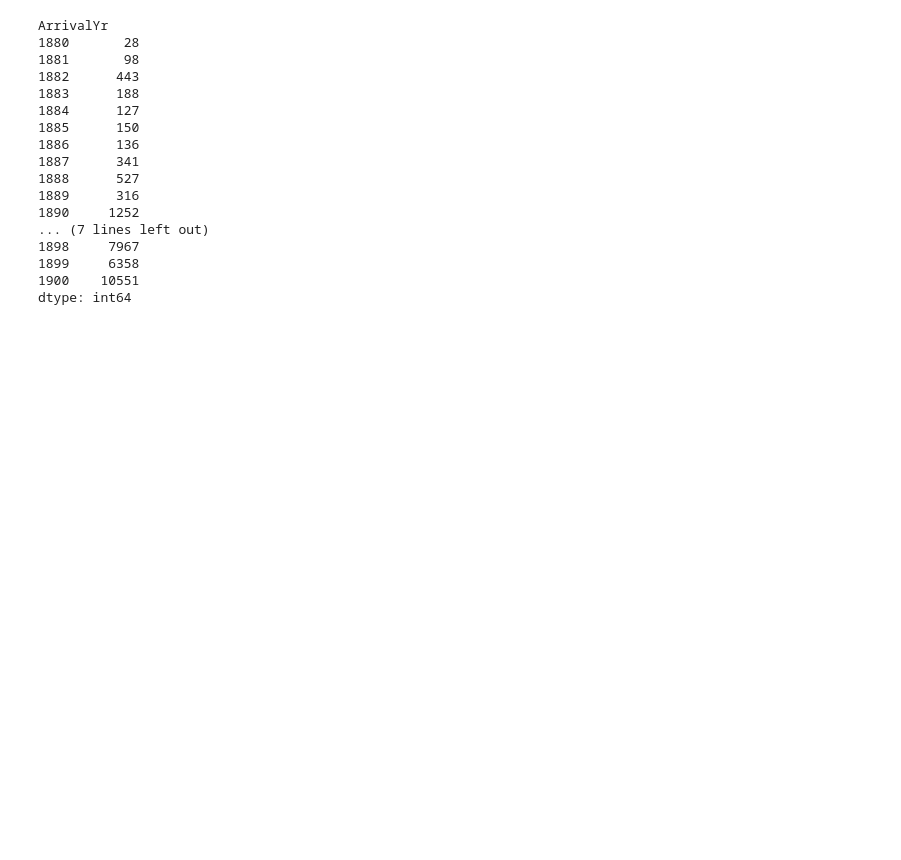
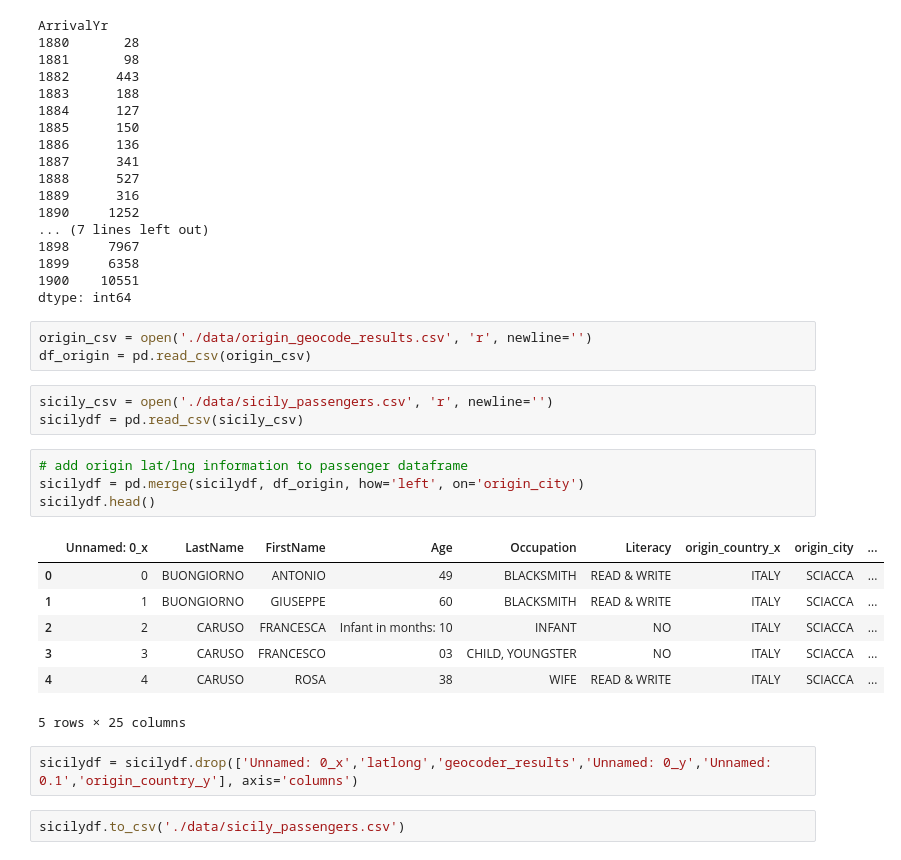
Before and after one commit to courtneysimonse/sicily-immigrants, a Jupyter notebook: Italians_data_exploration.ipynb, the cells around one changed output. Drawn from its saved outputs; the diff is of its cells as text; blank space fills up the shorter version.

Commit message:
add origin point location

```diff
--- a/Italians_data_exploration.ipynb
+++ b/Italians_data_exploration.ipynb
@@ -309,3 +309,25 @@ ArrivalYr
 1899     6358
 1900    10551
 dtype: int64
+# %%
+origin_csv = open('./data/origin_geocode_results.csv', 'r', newline='')
+df_origin = pd.read_csv(origin_csv)
+# %%
+sicily_csv = open('./data/sicily_passengers.csv', 'r', newline='')
+sicilydf = pd.read_csv(sicily_csv)
+# %%
+# add origin lat/lng information to passenger dataframe
+sicilydf = pd.merge(sicilydf, df_origin, how='left', on='origin_city')
+sicilydf.head()
+# %% [output]
+|  | Unnamed: 0_x | LastName | FirstName | Age | Occupation | Literacy | origin_country_x | origin_city | ... |
+| 0 | 0 | BUONGIORNO | ANTONIO | 49 | BLACKSMITH | READ & WRITE | ITALY | SCIACCA | ... |
+| 1 | 1 | BUONGIORNO | GIUSEPPE | 60 | BLACKSMITH | READ & WRITE | ITALY | SCIACCA | ... |
+| 2 | 2 | CARUSO | FRANCESCA | Infant in months: 10 | INFANT | NO | ITALY | SCIACCA | ... |
+| 3 | 3 | CARUSO | FRANCESCO | 03 | CHILD, YOUNGSTER | NO | ITALY | SCIACCA | ... |
+| 4 | 4 | CARUSO | ROSA | 38 | WIFE | READ & WRITE | ITALY | SCIACCA | ... |
+5 rows × 25 columns
+# %%
+sicilydf = sicilydf.drop(['Unnamed: 0_x','latlong','geocoder_results','Unnamed: 0_y','Unnamed: 0.1','origin_country_y'], axis='columns')
+# %%
+sicilydf.to_csv('./data/sicily_passengers.csv')
```
Also changed, not shown: 3 other files.
